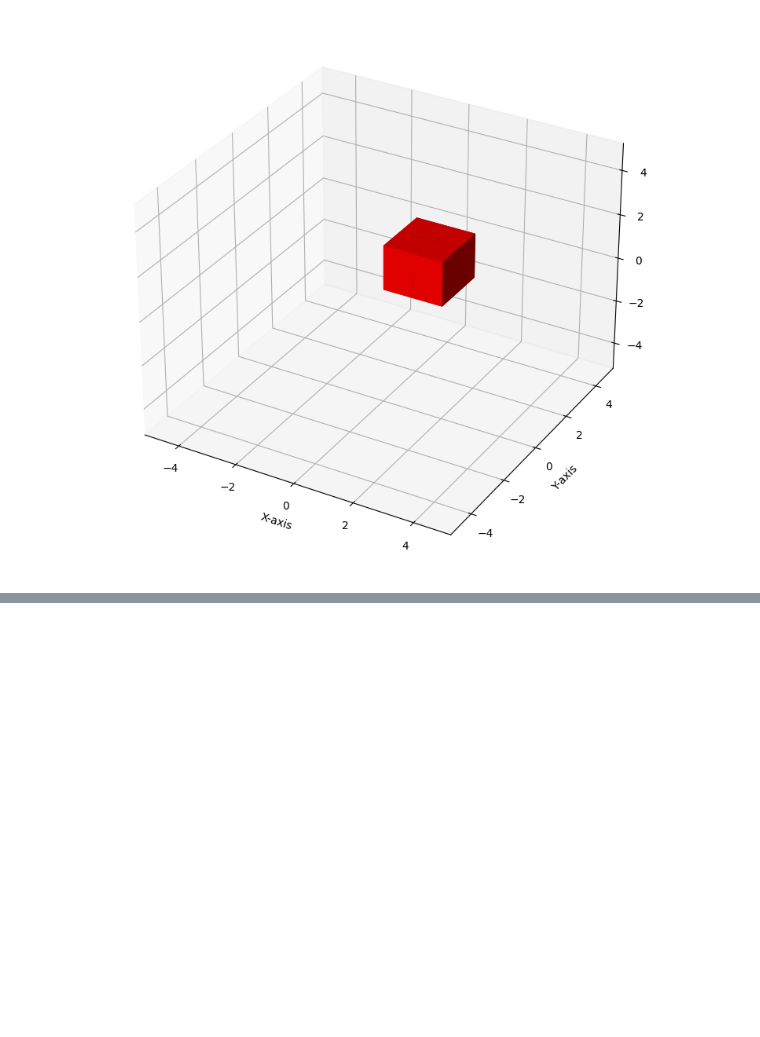
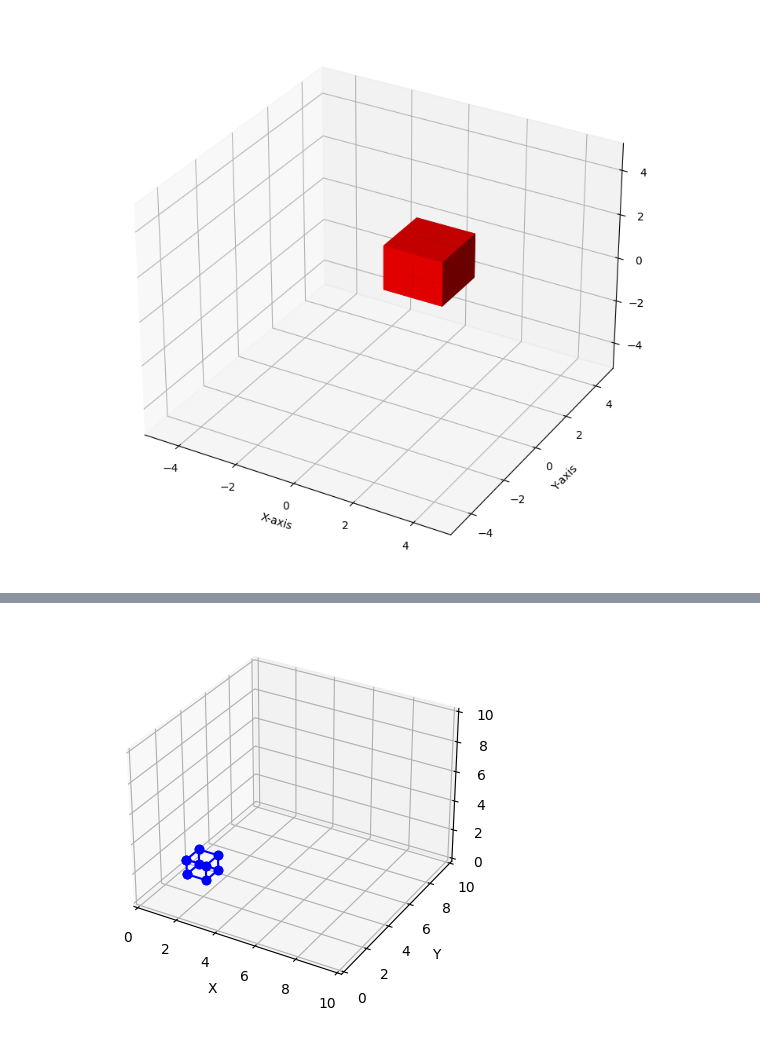
Before and after one commit to koop46/Python_Alejandro_Martinez, a Jupyter notebook: Labs/lab3.ipynb, the cells around one changed output, grey strips where cells are left out. Cells and saved outputs as stored; diff of their text form; code cells hidden in the pictures; blank space fills up the shorter version.

```diff
--- a/Labs/lab3.ipynb
+++ b/Labs/lab3.ipynb
@@ -474,0 +451,45 @@ cubes(side=2, x_center=0, y_center=0, z_center=0)
+# %%
+import matplotlib.pyplot as plt
+
+def draw_figure():
+    # Define the center point and side length of the cube
+    center = (2, 2, 2)
+    side = 1
+    half_side = side / 2
+
+    vertices = [
+        [center[0] - half_side, center[1] - half_side, center[2] - half_side],
+        [center[0] + half_side, center[1] - half_side, center[2] - half_side],
+        [center[0] + half_side, center[1] + half_side, center[2] - half_side],
+        [center[0] - half_side, center[1] + half_side, center[2] - half_side],
+        [center[0] - half_side, center[1] - half_side, center[2] + half_side],
+        [center[0] + half_side, center[1] - half_side, center[2] + half_side],
+        [center[0] + half_side, center[1] + half_side, center[2] + half_side],
+        [center[0] - half_side, center[1] + half_side, center[2] + half_side]
+    ]
+
+    edges = [[0, 1, 2, 3, 0], [4, 5, 6, 7, 4],
+             [0, 4], [1, 5], [2, 6], [3, 7]]
+
+    fig = plt.figure()
+    ax = fig.add_subplot(111, projection='3d')
+
+    for edge in edges:
+        ax.plot([vertices[i][0] for i in edge],
+                [vertices[i][1] for i in edge],
+                [vertices[i][2] for i in edge], 'bo-')
+
+    ax.set_xlabel('X')
+    ax.set_ylabel('Y')
+    ax.set_zlabel('Z')
+
+    ax.set_xlim(0, 10)  # Set X-axis limits to 0 to 10
+    ax.set_ylim(0, 10)  # Set Y-axis limits to 0 to 10
+    ax.set_zlim(0, 10)  # Set Z-axis limits to 0 to 10
+
+    plt.show()
+
+# Call the function to draw the cube
+draw_figure()
+# %% [output]
+[figure, added]
```
Also changed, not shown: parts of 5 cells of this notebook.
